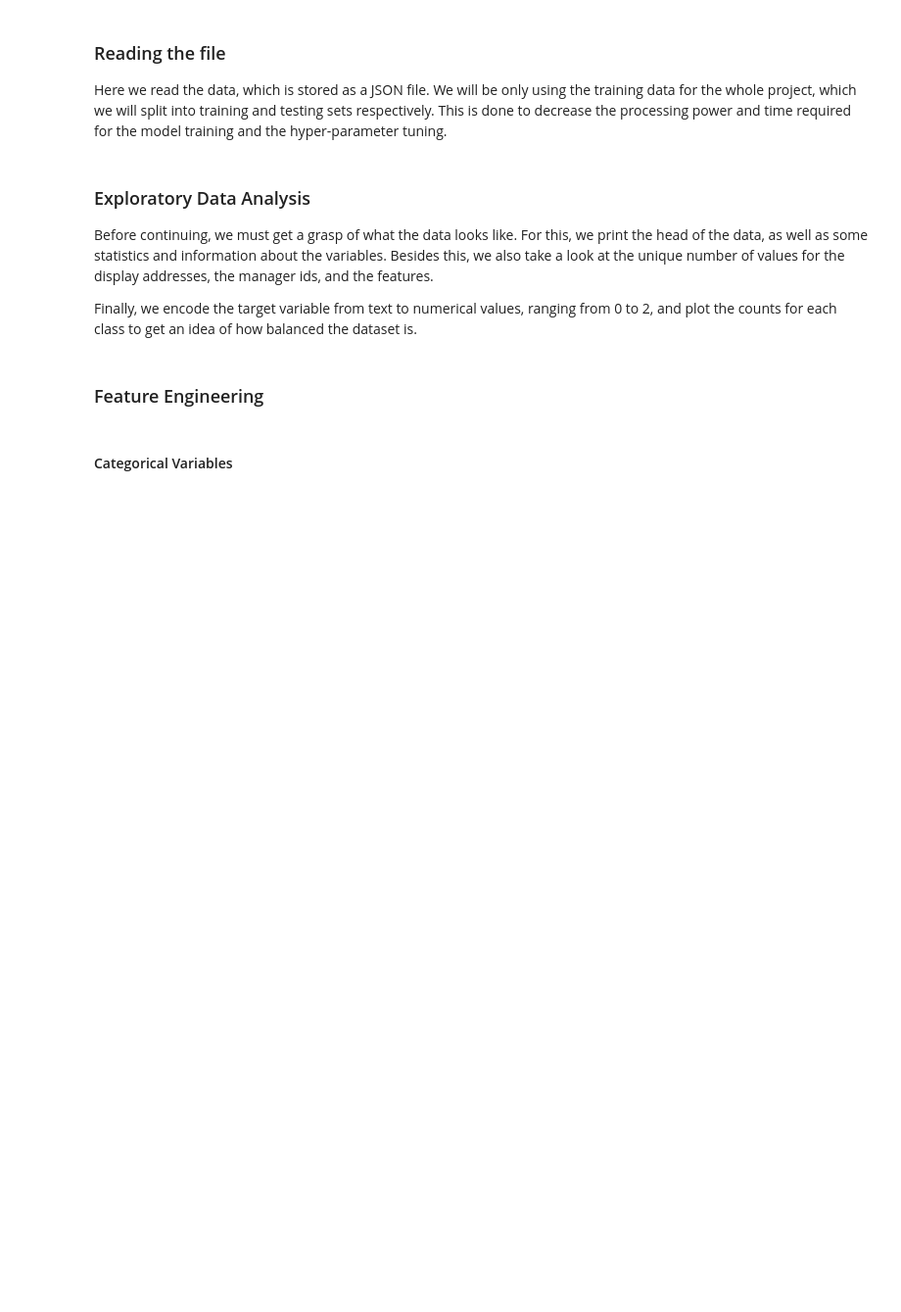
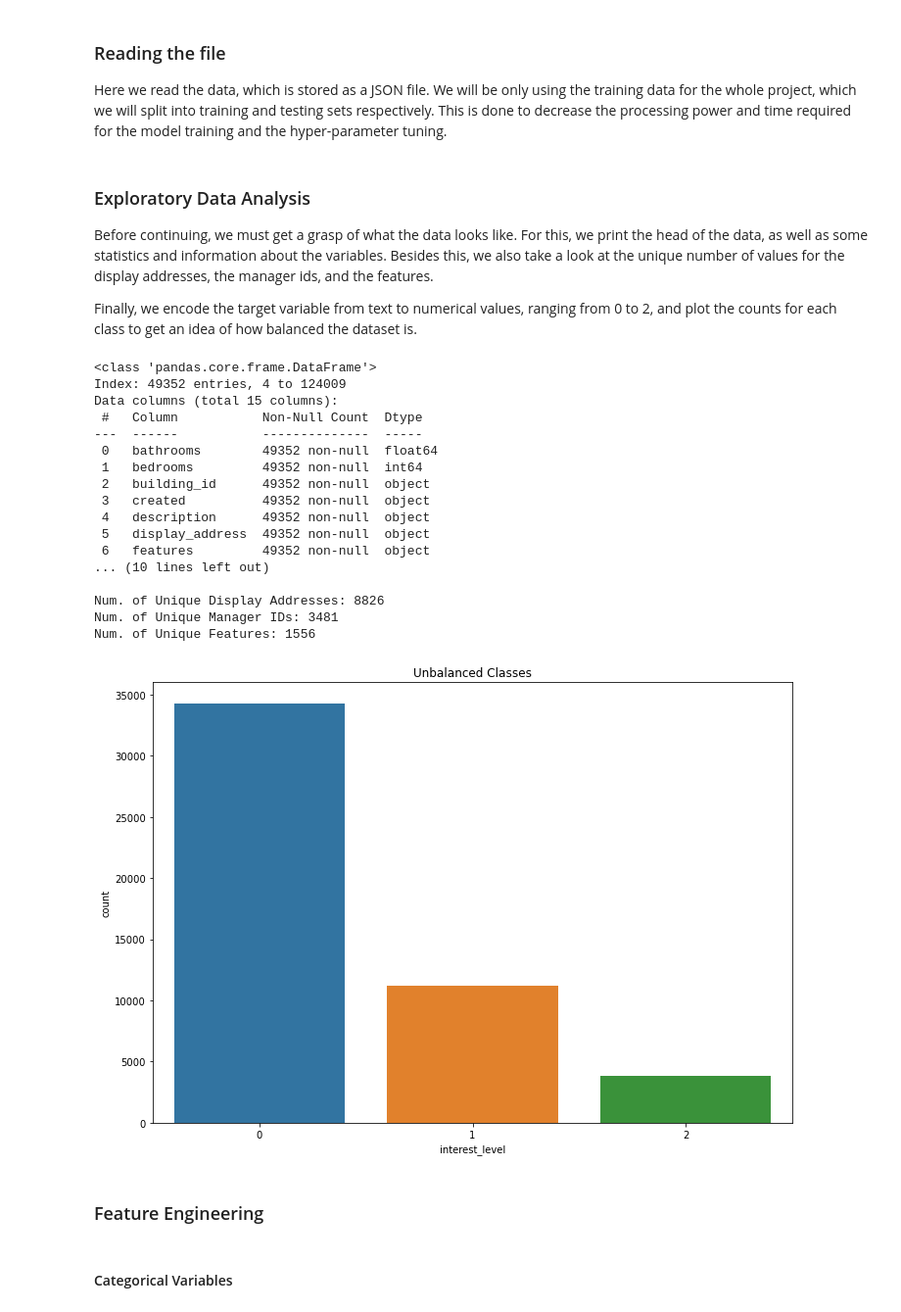
Before and after one commit to chiny-jc/data-science-project, a Jupyter notebook: project.ipynb, the cells around one changed output. Shown: that part at 98% size. Drawn from its saved outputs; the diff is of its cells as text; code cells hidden in the pictures; blank space fills up the shorter version.

```diff
--- a/project.ipynb
+++ b/project.ipynb
@@ -66,20 +82,44 @@ Finally, we encode the target variable from text to numerical values, ranging fr
 # %%
 df_head = df.head()
 df_describe = df.describe()
 df_info = df.info()
 
 print('\nNum. of Unique Display Addresses: {}'.format(df['display_address'].nunique()))
 print('Num. of Unique Manager IDs: {}'.format(df['manager_id'].nunique()))
 
 all_unique_features = set()
 df['features'].apply(lambda x: functions.add_unique_elements(x, all_unique_features))
 print('Num. of Unique Features: {}'.format(len(all_unique_features)))
 
+num_vars = ['bathrooms','bedrooms','latitude','longitude','price']
+cat_vars = ['building_id','manager_id','display_address','street_address']
+text_vars = ['description','features']
 
+rcParams['figure.figsize'] = 11.7,8.27
 df['interest_level'] = df['interest_level'].apply(lambda x: 0 if x=='low' else 1 if x=='medium' else 2)
 # Check homogeneity of target values
 sns.countplot('interest_level', data=df)
 plt.title('Unbalanced Classes')
+plt.show()
+# %% [output]
+<class 'pandas.core.frame.DataFrame'>
+Index: 49352 entries, 4 to 124009
+Data columns (total 15 columns):
+ #   Column           Non-Null Count  Dtype
+---  ------           --------------  -----
+ 0   bathrooms        49352 non-null  float64
+ 1   bedrooms         49352 non-null  int64
+ 2   building_id      49352 non-null  object
+ 3   created          49352 non-null  object
+ 4   description      49352 non-null  object
+ 5   display_address  49352 non-null  object
+ 6   features         49352 non-null  object
+... (10 lines left out)
+
+Num. of Unique Display Addresses: 8826
+Num. of Unique Manager IDs: 3481
+Num. of Unique Features: 1556
+[figure, added]
 # %% [markdown]
 ### Feature Engineering
 # %% [markdown]
```
Also changed, not shown: parts of 13 cells of this notebook.
